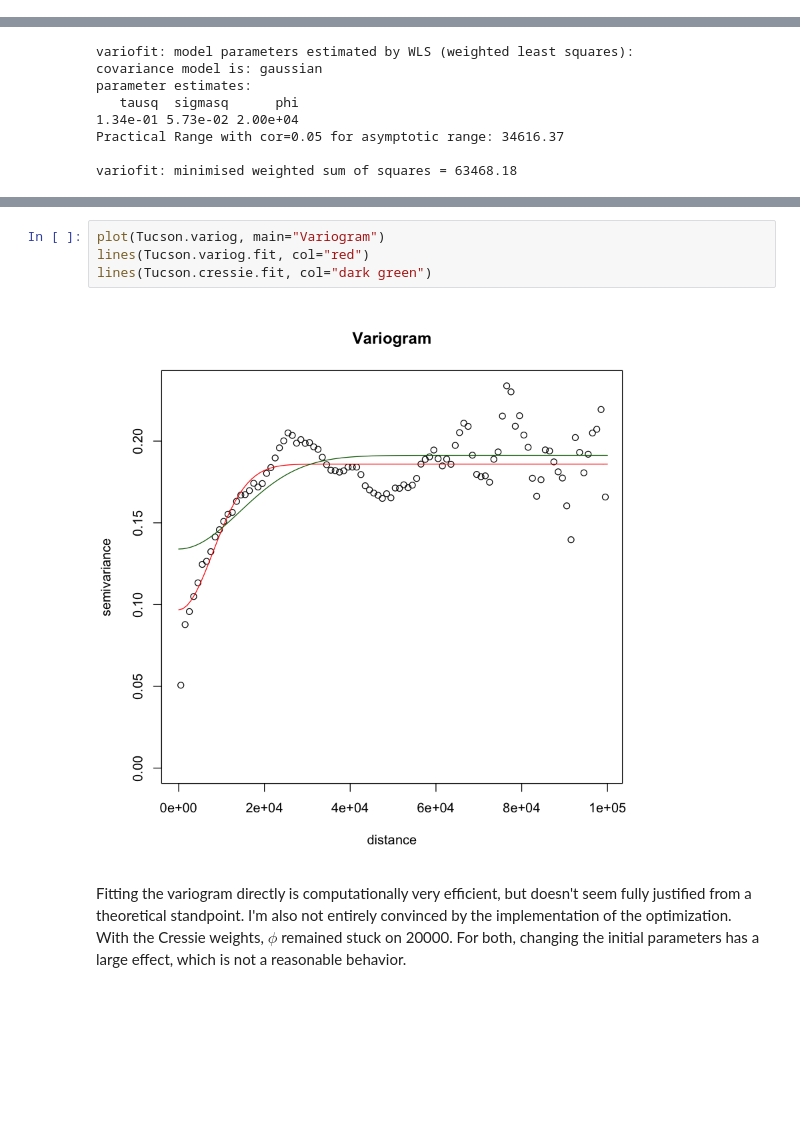
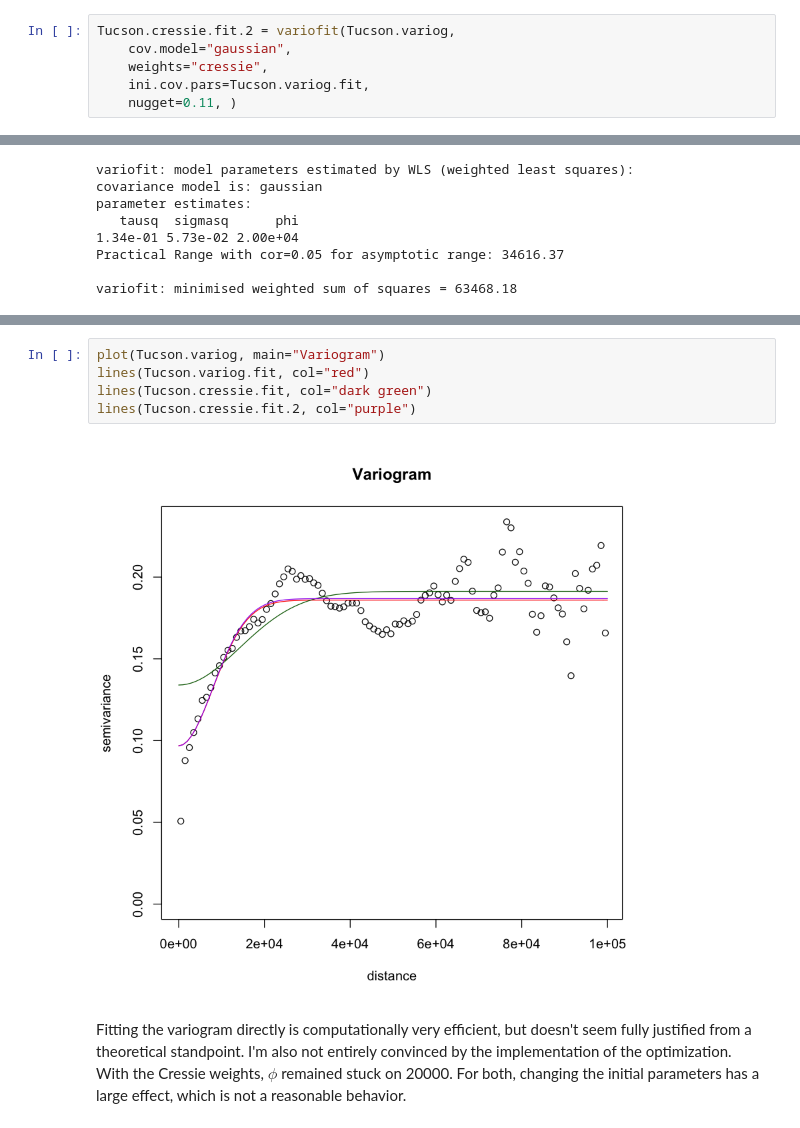
Before and after one commit to gwb/rdd-coverage, a Jupyter notebook: Maxime/Tucson_geoR.ipynb, the cells around one changed output, grey strips where cells are left out. Cells and saved outputs as stored; diff of their text form; blank space fills up the shorter version.

Commit message:
further work on Tucson hyperparameter fitting

```diff
--- a/Maxime/Tucson_geoR.ipynb
+++ b/Maxime/Tucson_geoR.ipynb
@@ -135,3 +135,9 @@ Tucson.cressie.fit = variofit(Tucson.variog,
 variofit: covariance model used is gaussian
 variofit: weights used: cressie
 variofit: minimisation function used: optim
+# %%
+Tucson.cressie.fit.2 = variofit(Tucson.variog,
+    cov.model="gaussian",
+    weights="cressie",
+    ini.cov.pars=Tucson.variog.fit,
+    nugget=0.11, )
@@ -160,9 +181,10 @@ variofit: minimised weighted sum of squares = 63468.18
 # %%
 plot(Tucson.variog, main="Variogram")
 lines(Tucson.variog.fit, col="red")
 lines(Tucson.cressie.fit, col="dark green")
+lines(Tucson.cressie.fit.2, col="purple")
 # %% [output]
-[figure, old version]
+[figure, new version]
 # %% [markdown]
 Fitting the variogram directly is computationally very efficient, but doesn't seem fully justified from a theoretical standpoint. I'm also not entirely convinced by the implementation of the optimization. With the Cressie weights, $\phi$ remained stuck on 20000. For both, changing the initial parameters has a large effect, which is not a reasonable behavior.
 # %%
```
Also changed, not shown: parts of 9 cells of this notebook, 1 other file.
